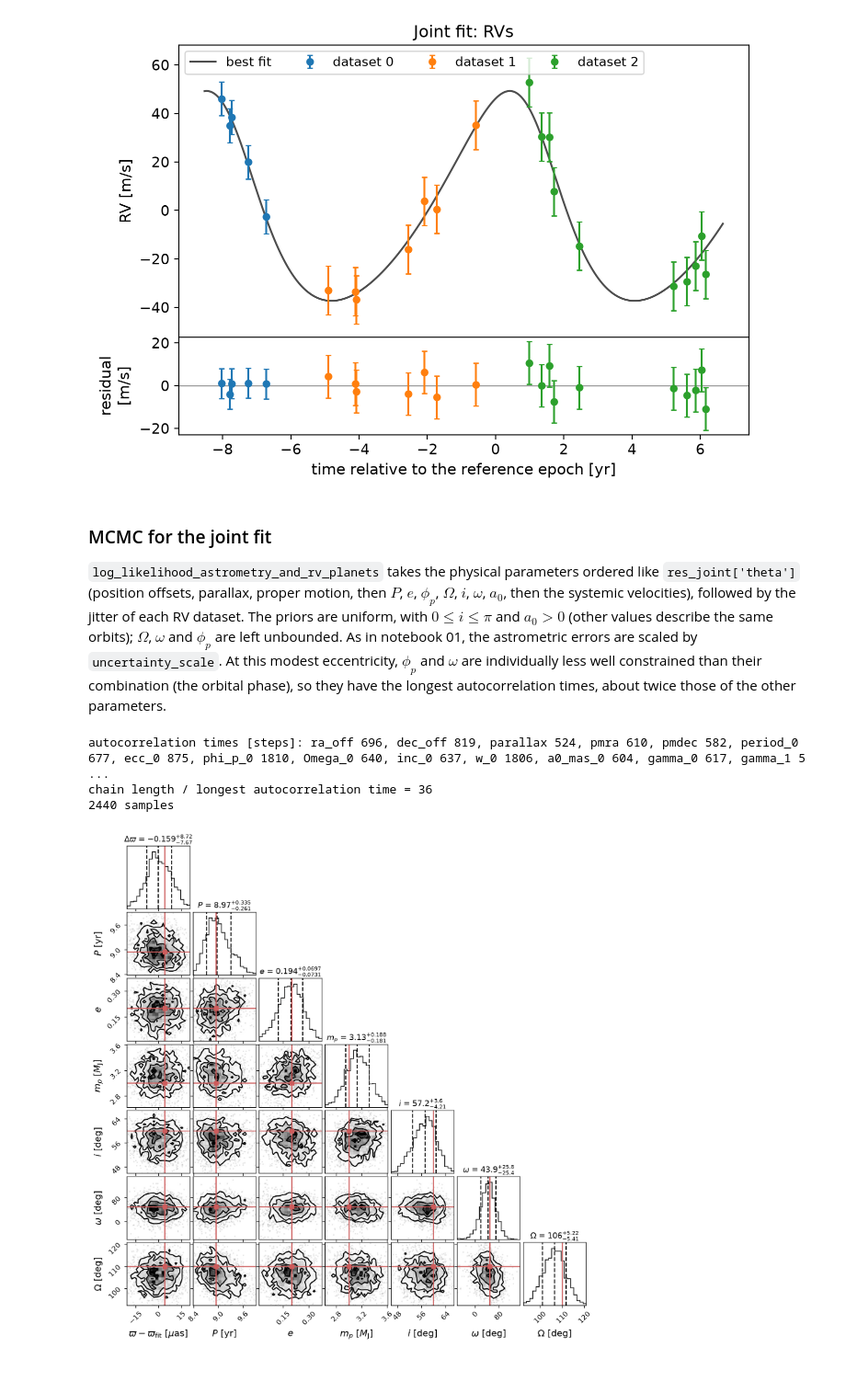
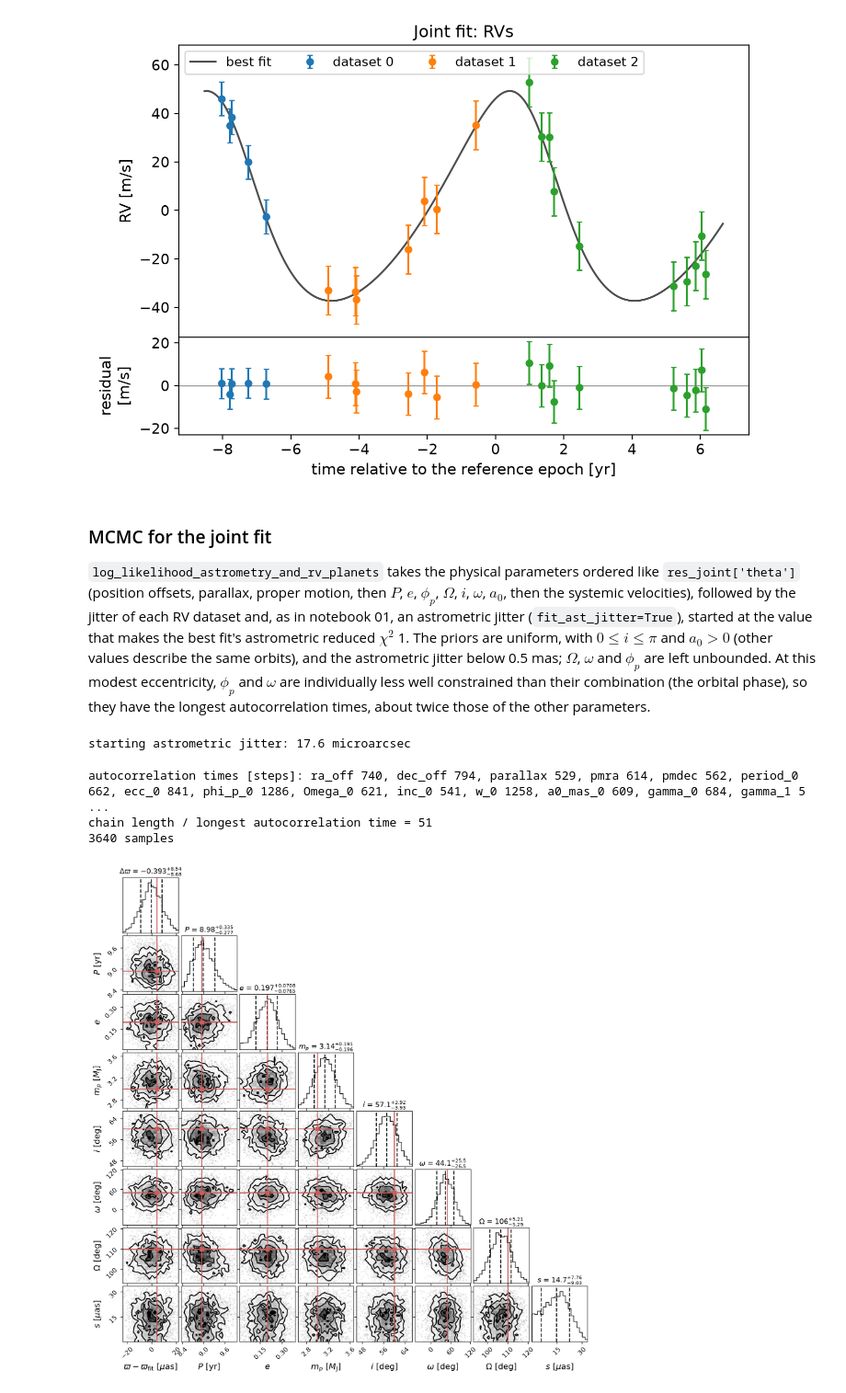
Before and after one commit to CalebLammers/gaiamockplus, a Jupyter notebook: notebooks/03_single_planet_astrometry_and_rvs.ipynb, the cells around one changed output. Shown at 92% size. Cells and saved outputs as stored; diff of their text form; code cells hidden in the pictures.

```diff
--- a/notebooks/03_single_planet_astrometry_and_rvs.ipynb
+++ b/notebooks/03_single_planet_astrometry_and_rvs.ipynb
@@ -222,13 +222,11 @@ plot_rvs(res_joint, 'Joint fit: RVs')
 # %% [markdown]
 ### MCMC for the joint fit
 
-`log_likelihood_astrometry_and_rv_planets` takes the physical parameters ordered like `res_joint['theta']` (position offsets, parallax, proper motion, then $P$, $e$, $\phi_p$, $\Omega$, $i$, $\omega$, $a_0$, then the systemic velocities), followed by the jitter of each RV dataset. The priors are uniform, with $0 \le i \le \pi$ and $a_0 > 0$ (other values describe the same orbits); $\Omega$, $\omega$ and $\phi_p$ are left unbounded. As in notebook 01, the astrometric errors are scaled by `uncertainty_scale`. At this modest eccentricity, $\phi_p$ and $\omega$ are individually less well constrained than their combination (the orbital phase), so they have the longest autocorrelation times, about twice those of the other parameters.
+`log_likelihood_astrometry_and_rv_planets` takes the physical parameters ordered like `res_joint['theta']` (position offsets, parallax, proper motion, then $P$, $e$, $\phi_p$, $\Omega$, $i$, $\omega$, $a_0$, then the systemic velocities), followed by the jitter of each RV dataset and, as in notebook 01, an astrometric jitter (`fit_ast_jitter=True`), started at the value that makes the best fit's astrometric reduced $\chi^2$ 1. The priors are uniform, with $0 \le i \le \pi$ and $a_0 > 0$ (other values describe the same orbits), and the astrometric jitter below 0.5 mas; $\Omega$, $\omega$ and $\phi_p$ are left unbounded. At this modest eccentricity, $\phi_p$ and $\omega$ are individually less well constrained than their combination (the orbital phase), so they have the longest autocorrelation times, about twice those of the other parameters.
 # %%
-ast_err_mcmc = ast_err*res_joint['uncertainty_scale']
-
 def log_prior_joint(theta):
-    plx, P, e, inc, a0, jit = theta[2], theta[5], theta[6], theta[9], theta[11], theta[15:]
-    if 0 < plx and 10 < P < 1e4 and 0 <= e < 1 and 0 <= inc <= np.pi and 0 < a0 and np.all((0 <= jit) & (jit < 0.05)):
+    plx, P, e, inc, a0, jit, s = theta[2], theta[5], theta[6], theta[9], theta[11], theta[15:18], theta[18]
+    if 0 < plx and 10 < P < 1e4 and 0 <= e < 1 and 0 <= inc <= np.pi and 0 < a0 and np.all((0 <= jit) & (jit < 0.05)) and 0 <= s < 0.5:
         return 0.0
     return -np.inf
 
@@ -236,40 +234,47 @@ def log_prob_joint(theta):
     lp = log_prior_joint(theta)
     if not np.isfinite(lp):
         return -np.inf
-    return lp + gmp.log_likelihood_astrometry_and_rv_planets(theta, t_ast_yr, psi, plx_factor, ast_obs, ast_err_mcmc, *rv_data, rv_dataset=rv_dataset)
+    return lp + gmp.log_likelihood_astrometry_and_rv_planets(theta, t_ast_yr, psi, plx_factor, ast_obs, ast_err, *rv_data, rv_dataset=rv_dataset,
+                                                            fit_ast_jitter=True)
 
+s0 = gmp.estimate_astrometric_jitter(res_joint, ast_err)
+print(f'starting astrometric jitter: {1e3*s0:.1f} microarcsec')
 nwalkers, nsteps = 40, 65000
-p0 = gmp.initial_walkers(res_joint, nwalkers, log_prob=log_prior_joint, rng=rng)
+p0 = gmp.initial_walkers(res_joint, nwalkers, log_prob=log_prior_joint, ast_jitter=s0, rng=rng)
 np.random.seed(6)
 sampler_joint = emcee.EnsembleSampler(nwalkers, p0.shape[1], log_prob_joint)
 sampler_joint.run_mcmc(p0, nsteps, progress=True);
+# %% [output]
+starting astrometric jitter: 17.6 microarcsec
 # %%
-names_joint = res_joint['theta_names'] + ['jitter_0', 'jitter_1', 'jitter_2']
+names_joint = res_joint['theta_names'] + ['jitter_0', 'jitter_1', 'jitter_2', 'ast_jitter']
 tau = sampler_joint.get_autocorr_time(tol=0)
 print('autocorrelation times [steps]:', ', '.join(f'{n} {t:.0f}' for n, t in zip(names_joint, tau)))
 print(f'chain length / longest autocorrelation time = {nsteps/tau.max():.0f}')
 burn, thin = int(5*tau.max()), int(tau.max()/2)
 samples_joint = sampler_joint.get_chain(discard=burn, thin=thin, flat=True)
 print(f'{len(samples_joint)} samples')
 
 plx_s, P_s, e_s, Omega_s, inc_s, w_s, a0_s = (samples_joint[:, k] for k in (2, 5, 6, 8, 9, 10, 11))
 m_s = gmp.get_dark_companion_mass(a0_mas=a0_s, period=P_s, parallax=plx_s, m1=m_star)
 w_s = fit['w'] + np.angle(np.exp(1j*(w_s - fit['w'])))              # keep the angles continuous around the best fit
 Omega_s = fit['Omega'] + np.angle(np.exp(1j*(Omega_s - fit['Omega'])))
 
-corner_joint = np.column_stack([1e3*(plx_s - res_joint['parallax']), P_s/365.25, e_s, m_s/M_JUP, np.degrees(inc_s), np.degrees(w_s), np.degrees(Omega_s)])
-labels = [r'$\varpi - \varpi_\mathrm{fit}$ [$\mu$as]', r'$P$ [yr]', r'$e$', r'$m_p$ [$M_\mathrm{J}$]', r'$i$ [deg]', r'$\omega$ [deg]', r'$\Omega$ [deg]']
-titles = [r'$\Delta\varpi$', r'$P$', r'$e$', r'$m_p$', r'$i$', r'$\omega$', r'$\Omega$']
-truths = [1e3*(parallax - res_joint['parallax']), planet['period']/365.25, planet['ecc'], planet['m_planet']/M_JUP, 60.0, 50.0, 110.0]
+corner_joint = np.column_stack([1e3*(plx_s - res_joint['parallax']), P_s/365.25, e_s, m_s/M_JUP, np.degrees(inc_s), np.degrees(w_s), np.degrees(Omega_s),
+                                1e3*samples_joint[:, -1]])
+labels = [r'$\varpi - \varpi_\mathrm{fit}$ [$\mu$as]', r'$P$ [yr]', r'$e$', r'$m_p$ [$M_\mathrm{J}$]', r'$i$ [deg]', r'$\omega$ [deg]', r'$\Omega$ [deg]',
+          r'$s$ [$\mu$as]']
+titles = [r'$\Delta\varpi$', r'$P$', r'$e$', r'$m_p$', r'$i$', r'$\omega$', r'$\Omega$', r'$s$']
+truths = [1e3*(parallax - res_joint['parallax']), planet['period']/365.25, planet['ecc'], planet['m_planet']/M_JUP, 60.0, 50.0, 110.0, None]
 fig = corner.corner(corner_joint, range=[0.99]*corner_joint.shape[1], labels=labels, titles=titles, truths=truths, truth_color='indianred', quantiles=[0.16, 0.5, 0.84],
                     show_titles=True, title_fmt='.3g', max_n_ticks=3, labelpad=0.08, label_kwargs=dict(fontsize=13), title_kwargs=dict(fontsize=11))
-fig.set_size_inches(10, 10)
+fig.set_size_inches(11, 11)
 plt.show()
 # %% [output]
-autocorrelation times [steps]: ra_off 696, dec_off 819, parallax 524, pmra 610, pmdec 582, period_0 677, ecc_0 875, phi_p_0 1810, Omega_0 640, inc_0 637, w_0 1806, a0_mas_0 604, gamma_0 617, gamma_1 5 ...
-chain length / longest autocorrelation time = 36
-2440 samples
+autocorrelation times [steps]: ra_off 740, dec_off 794, parallax 529, pmra 614, pmdec 562, period_0 662, ecc_0 841, phi_p_0 1286, Omega_0 621, inc_0 541, w_0 1258, a0_mas_0 609, gamma_0 684, gamma_1 5 ...
+chain length / longest autocorrelation time = 51
+3640 samples
-[figure, old version]
+[figure, new version]
 # %%
 # what the astrometry adds to the RVs
 for label, s_rv, s_joint in [('P [yr]', samples_rv[:, 3]/365.25, P_s/365.25), ('e', samples_rv[:, 4], e_s)]:
```
Also changed, not shown: parts of 1 cell of this notebook, 5 other files.
